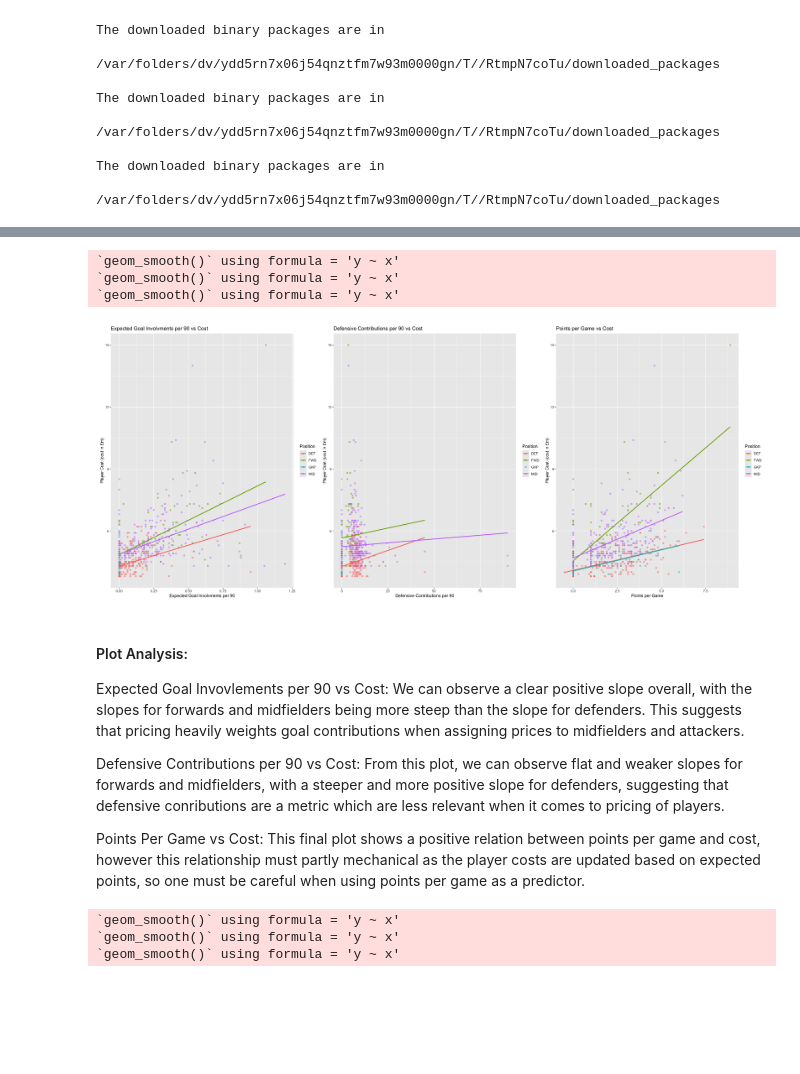
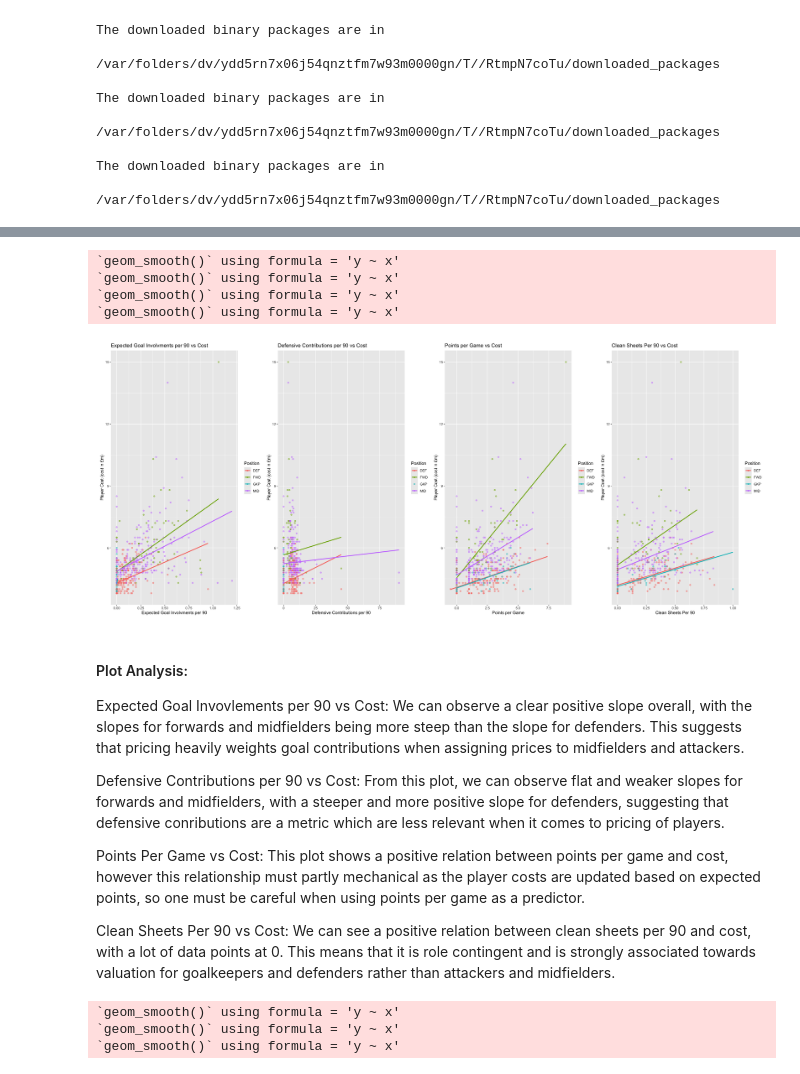
Before and after one commit to Ericckiim/Premier-League-Fantasy-Player-Valuation-Project, a Jupyter notebook: main.ipynb, the cells around one changed output, grey strips where cells are left out. Drawn from its saved outputs; the diff is of its cells as text; code cells hidden in the pictures; blank space fills up the shorter version.

Commit message:
Added plot for clean sheets vs cost

```diff
--- a/main.ipynb
+++ b/main.ipynb
@@ -63,35 +63,45 @@ expectedgoals_to_cost_plot <- fpl_data |>
          geom_smooth(se = FALSE, method = "lm") +
         labs(title = "Expected Goal Involvments per 90 vs Cost",
             x = "Expected Goal Involvments per 90",
             y = "Player Cost (cost in £m)",
             color = "Position")
 
 defensive_contributions_to_cost_plot <- fpl_data |>
     ggplot(aes(x = defensive_contribution_per_90, y = now_cost, color = position_name)) +
         geom_point(alpha = 0.5) +
          geom_smooth(se = FALSE, method = "lm") +
         labs(title = "Defensive Contributions per 90 vs Cost",
             x = "Defensive Contributions per 90",
             y = "Player Cost (cost in £m)",
             color = "Position")
 
 
 
 points_per_game_to_cost_plot <- fpl_data |>
     ggplot(aes(x = points_per_game, y = now_cost, color = position_name)) +
         geom_point(alpha = 0.5) +
          geom_smooth(se = FALSE, method = "lm") +
         labs(title = "Points per Game vs Cost",
             x = "Points per Game",
             y = "Player Cost (cost in £m)",
             color = "Position")
 
-expectedgoals_to_cost_plot | defensive_contributions_to_cost_plot | points_per_game_to_cost_plot
+clean_sheets_to_cost_plot <- fpl_data |>
+    ggplot(aes(x = clean_sheets_per_90, y = now_cost, color = position_name)) +
+        geom_point(alpha = 0.5) +
+         geom_smooth(se = FALSE, method = "lm") +
+        labs(title = "Clean Sheets Per 90 vs Cost",
+            x = "Clean Sheets Per 90",
+            y = "Player Cost (cost in £m)",
+            color = "Position")
+
+expectedgoals_to_cost_plot | defensive_contributions_to_cost_plot | points_per_game_to_cost_plot | clean_sheets_to_cost_plot
 # %% [output]
 `geom_smooth()` using formula = 'y ~ x'
 `geom_smooth()` using formula = 'y ~ x'
 `geom_smooth()` using formula = 'y ~ x'
+`geom_smooth()` using formula = 'y ~ x'
-[figure, old version]
+[figure, new version]
 # %% [markdown]
 #### Plot Analysis:
 
@@ -99,7 +109,9 @@ Expected Goal Invovlements per 90 vs Cost: We can observe a clear positive slope
 
 Defensive Contributions per 90 vs Cost: From this plot, we can observe flat and weaker slopes for forwards and midfielders, with a steeper and more positive slope for defenders, suggesting that defensive conributions are a metric which are less relevant when it comes to pricing of players.
 
-Points Per Game vs Cost: This final plot shows a positive relation between points per game and cost, however this relationship must partly mechanical as the player costs are updated based on expected points, so one must be careful when using points per game as a predictor.
+Points Per Game vs Cost: This plot shows a positive relation between points per game and cost, however this relationship must partly mechanical as the player costs are updated based on expected points, so one must be careful when using points per game as a predictor.
+
+Clean Sheets Per 90 vs Cost: We can see a positive relation between clean sheets per 90 and cost, with a lot of data points at 0. This means that it is role contingent and is strongly associated towards valuation for goalkeepers and defenders rather than attackers and midfielders.
 # %%
 options(repr.plot.width = 24, repr.plot.height = 10)
 
```
Also changed, not shown: parts of 1 cell of this notebook.
